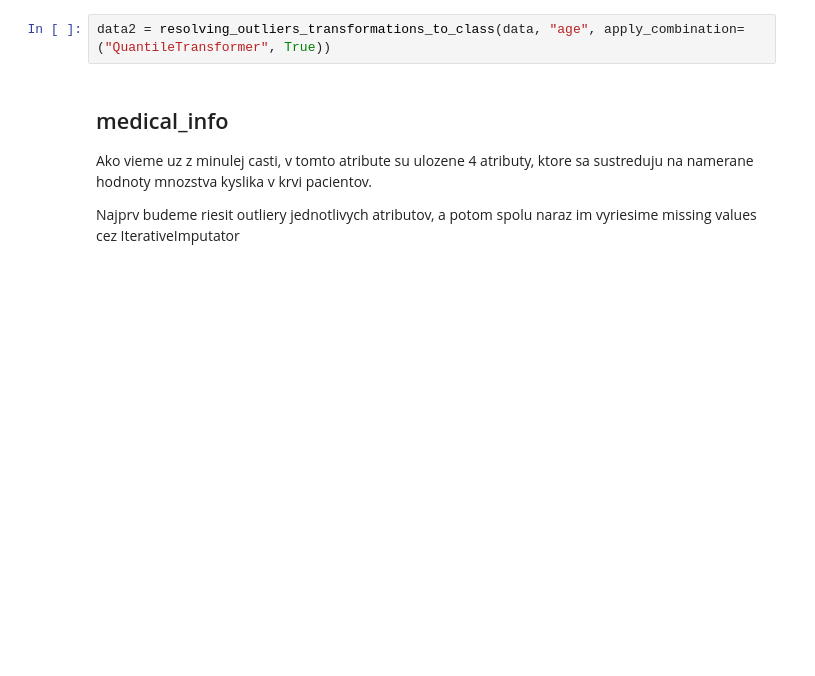
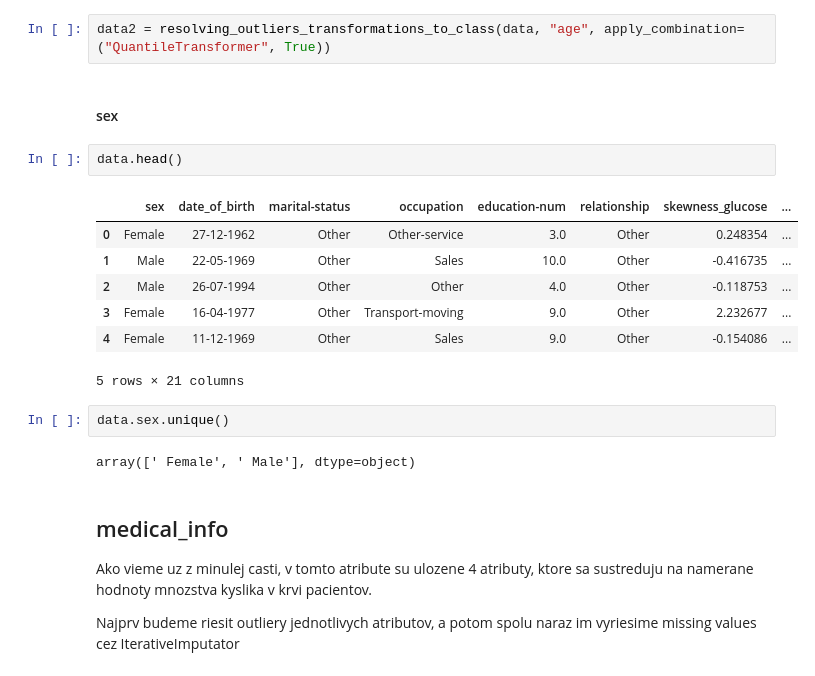
Before and after one commit to MakoHnat/IAU, a Jupyter notebook: Preprocessing_Marcel.ipynb, the cells around one changed output. Cells and saved outputs as stored; diff of their text form; blank space fills up the shorter version.

```diff
--- a/Preprocessing_Marcel.ipynb
+++ b/Preprocessing_Marcel.ipynb
@@ -1276,6 +1276,22 @@ Korelacia medzi nasim atributom a y: 0.366222216064857
 Vidime, ze najmenej outlierov dosahujeme, pokial pouzijeme quantile transformaciu. Nasledne vymazeme dane outliery...
 # %%
 data2 = resolving_outliers_transformations_to_class(data, "age", apply_combination=("QuantileTransformer", True))
+# %% [markdown]
+#### sex
+# %%
+data.head()
+# %% [output]
+|  | sex | date_of_birth | marital-status | occupation | education-num | relationship | skewness_glucose | ... |
+| 0 | Female | 27-12-1962 | Other | Other-service | 3.0 | Other | 0.248354 | ... |
+| 1 | Male | 22-05-1969 | Other | Sales | 10.0 | Other | -0.416735 | ... |
+| 2 | Male | 26-07-1994 | Other | Other | 4.0 | Other | -0.118753 | ... |
+| 3 | Female | 16-04-1977 | Other | Transport-moving | 9.0 | Other | 2.232677 | ... |
+| 4 | Female | 11-12-1969 | Other | Sales | 9.0 | Other | -0.154086 | ... |
+5 rows × 21 columns
+# %%
+data.sex.unique()
+# %% [output]
+array([' Female', ' Male'], dtype=object)
 # %% [markdown]
 ## medical_info
 
```
